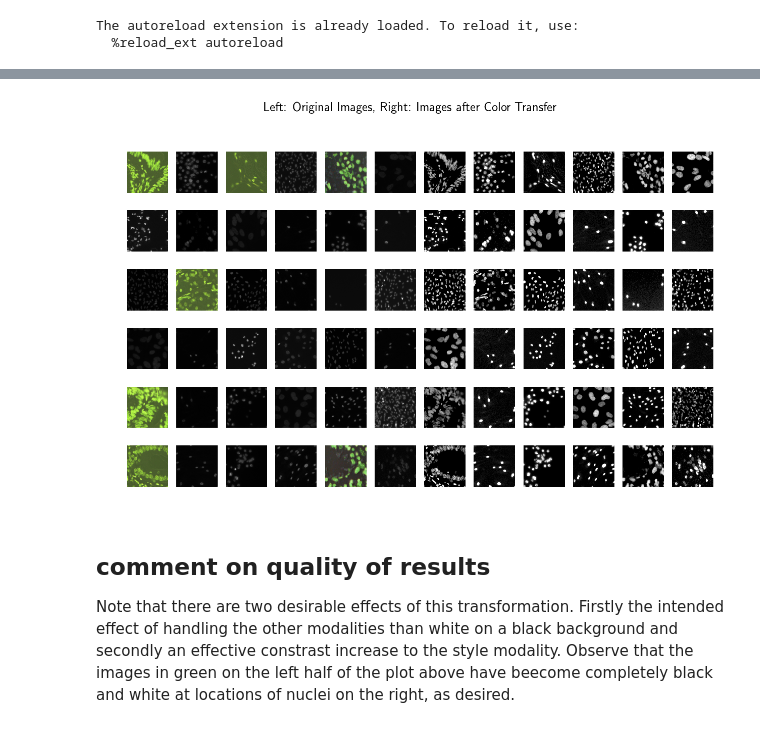
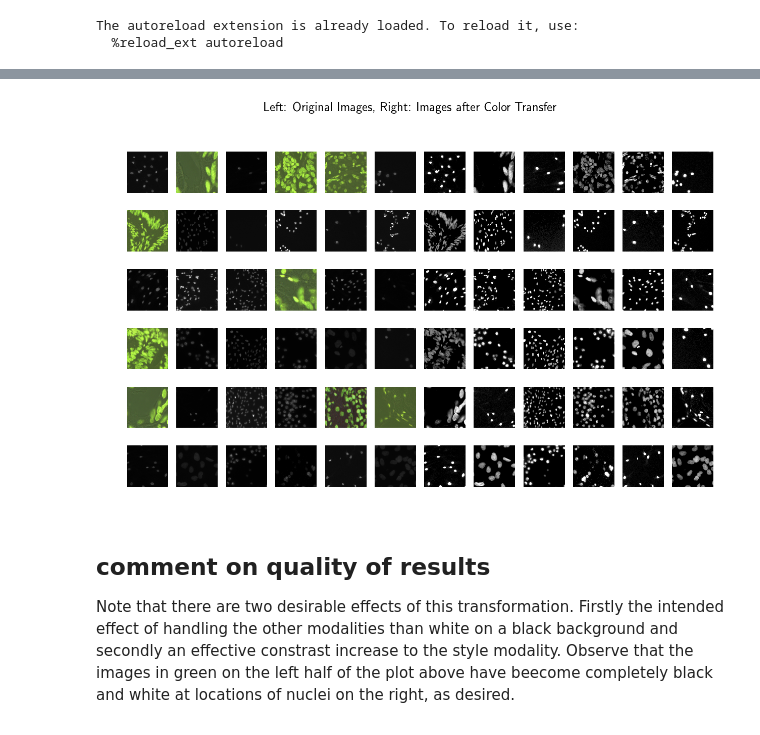
Before and after one commit to gvacaliuc/comp540-term-project, a Jupyter notebook: notebooks/blog-post-3.ipynb, the cells around one changed output, grey strips where cells are left out. Cells and saved outputs as stored; diff of their text form; code cells hidden in the pictures.

```diff
--- a/notebooks/blog-post-3.ipynb
+++ b/notebooks/blog-post-3.ipynb
@@ -56,7 +61,7 @@ In this batch, the following are good: [1, 7, 8, 9].  Should be enough to get go
 # %%
-plot_color_transfer_results(trainImages=x_train, style_indices=np.array([1, 7, 8, 9]), grid_size=(6, 6))
+plot_color_transfer_results(trainImages=x_train, style_indices=np.array([0, 3, 5, 7, 8]), grid_size=(6, 6))
 # %% [output]
-[figure, old version]
+[figure, new version]
 # %% [markdown]
 ## comment on quality of results
 
```
Also changed, not shown: parts of 22 cells of this notebook.
